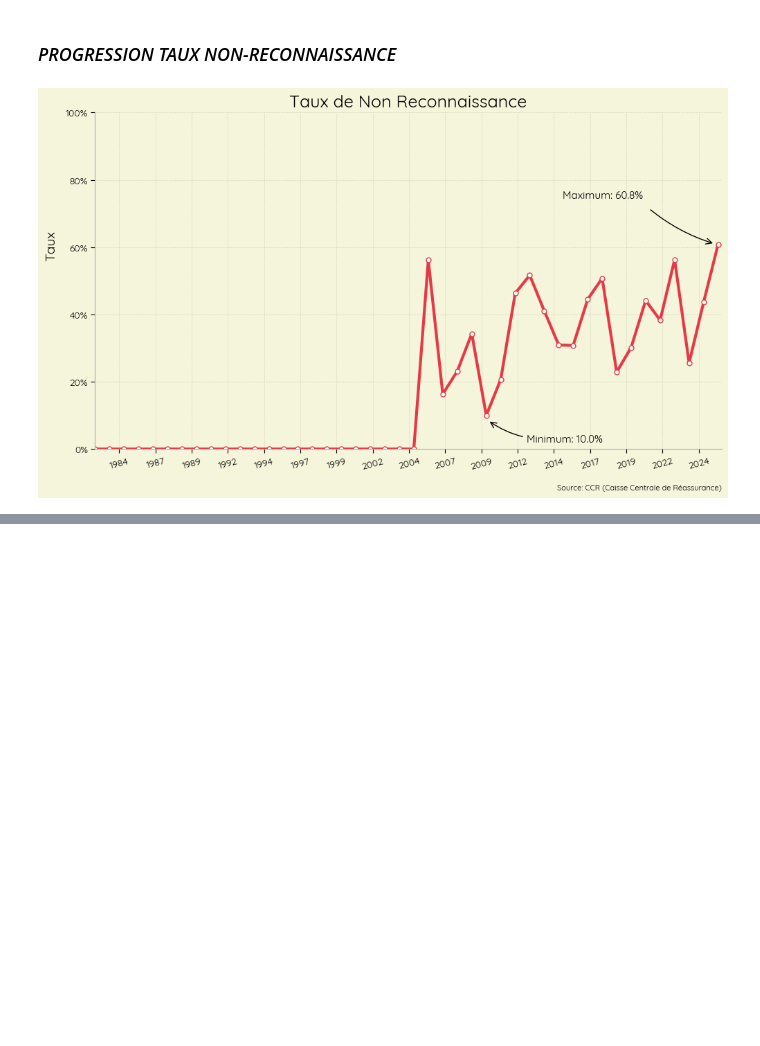
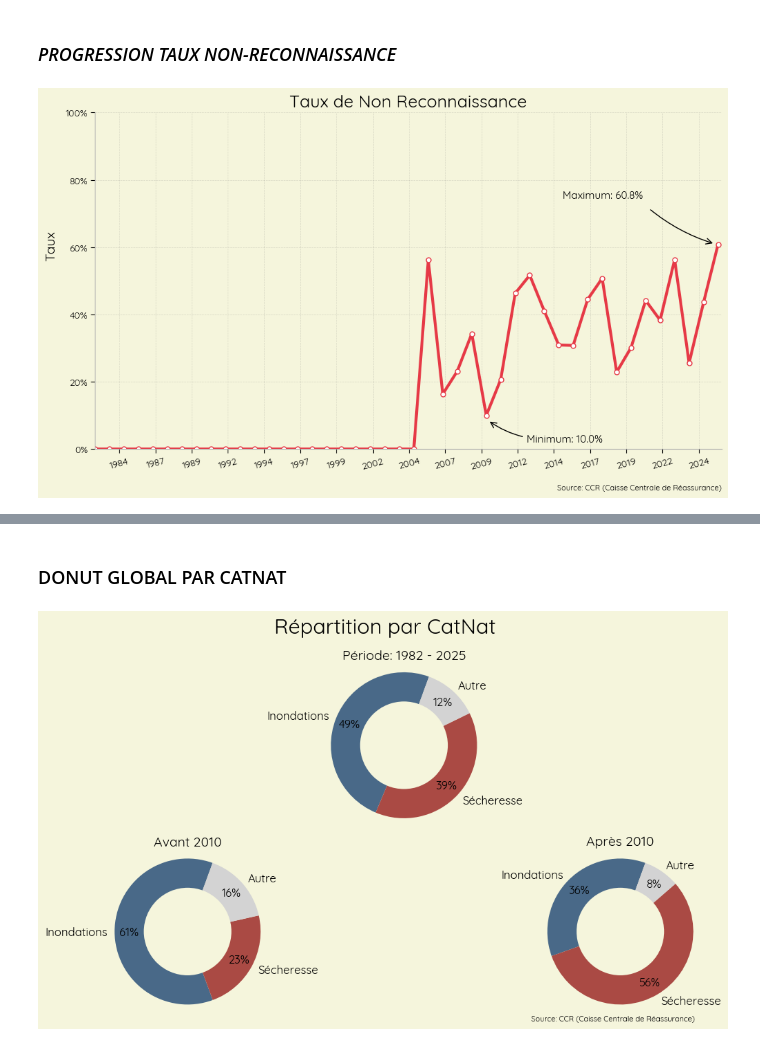
Before and after one commit to dataforgoodfr/14_PrixChangementClimatique, a Jupyter notebook: data/exploration/analysis_catnat_reco_franchise.ipynb, the cells around one changed output, grey strips where cells are left out. Saved outputs shown, nothing was run; the diff lists cells and outputs as text; code cells hidden in the pictures; blank space fills up the shorter version.

```diff
--- a/data/exploration/analysis_catnat_reco_franchise.ipynb
+++ b/data/exploration/analysis_catnat_reco_franchise.ipynb
@@ -729,0 +775,64 @@ line_chart_taux(ccr_details_df);
+# %% [markdown]
+### DONUT GLOBAL PAR CATNAT
+# %%
+def donut_global_type_catnat(df, font=None):
+
+    df_plot = df.copy()
+    peril_order = ['Inondations', 'Sécheresse', 'Autre']
+
+    def get_ordered_counts(df, order):
+        counts = df['nomPeril'].value_counts().reindex(order)
+        return counts.values, counts.index
+
+    sizes_total, labels_total = get_ordered_counts(df, peril_order)
+
+    df_avant = df_plot[df_plot['periode_2010'] == "Avant 2010"]
+    sizes_avant, labels_avant = get_ordered_counts(df_avant, peril_order)
+
+    df_apres = df_plot[df_plot['periode_2010'] == "Après 2010"]
+    sizes_apres, labels_apres = get_ordered_counts(df_apres, peril_order)
+
+    sizes = [sizes_total, sizes_avant, sizes_apres]
+    labels = [labels_total, labels_avant, labels_apres]
+
+    layout = """
+        AAA
+        B.C
+    """
+    fig, ax_dict = plt.subplot_mosaic(layout, figsize=(10, 6))
+
+    def draw_donut(ax, sizes, labels, title, colors, main=False):
+        ax.pie(sizes, labels=labels, colors=colors, autopct='%1.0f%%',
+               startangle=70, pctdistance=0.80, textprops={'fontproperties': font, "color":"black", "fontsize":12})
+
+        centre_circle = plt.Circle((0,0), 0.6, fc='#F5F5DC')
+        ax.add_artist(centre_circle)
+
+        ax.axis('equal')
+        ax.set_title(title, fontproperties=font, fontsize=14, color="black")
+
+
+    colors_main = ['#496988', '#AA4A44', 'lightgrey', '#ffcc99']
+    draw_donut(ax_dict['A'], sizes[0], labels[0], "Période: 1982 - 2025", colors_main)
+    draw_donut(ax_dict['B'], sizes[1], labels[1], "Avant 2010", colors_main)
+    draw_donut(ax_dict['C'], sizes[2], labels[2], "Après 2010", colors_main)
+
+    fig.text(
+        0.95,
+        0.0,
+        source_text,
+        ha="right",
+        va="bottom",
+        fontsize=8,
+        color="black",
+        font=font,
+    )
+
+    plt.suptitle("Répartition par CatNat", font=font, color="black", fontsize=22)
+    plt.tight_layout()
+
+    return fig
+
+donut_global_type_catnat(details_par_catnat);
+# %% [output]
+[figure, added]
```
Also changed, not shown: parts of 24 cells of this notebook.
